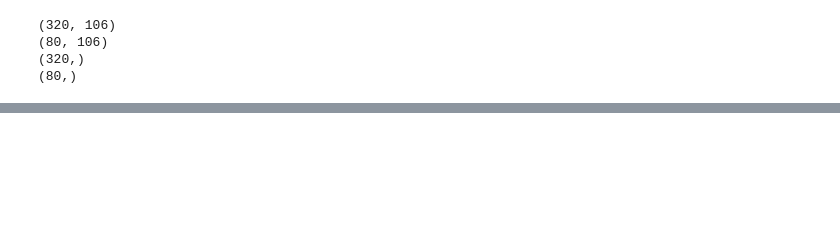
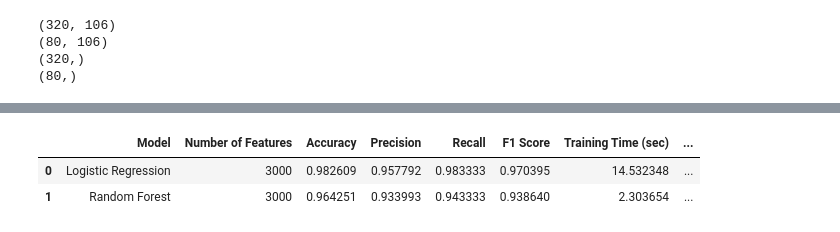
Before and after one commit to Khushal0911/202618005_KhushalBafna_DS605, a Jupyter notebook: 202618005_Lab_6/code.ipynb, the cells around one changed output, grey strips where cells are left out. Saved outputs shown, nothing was run; the diff lists cells and outputs as text; code cells hidden in the pictures; blank space fills up the shorter version.

```diff
--- a/202618005_Lab_6/code.ipynb
+++ b/202618005_Lab_6/code.ipynb
@@ -249,0 +530,49 @@ Confusion Matrix:
+# %%
+model_comparison = pd.DataFrame({
+
+    "Model": [
+        "Logistic Regression",
+        "Random Forest"
+    ],
+
+    "Number of Features": [
+        X_train.shape[1],
+        X_train.shape[1]
+    ],
+
+    "Accuracy": [
+        accuracy,
+        rf_accuracy
+    ],
+
+    "Precision": [
+        precision,
+        rf_precision
+    ],
+
+    "Recall": [
+        recall,
+        rf_recall
+    ],
+
+    "F1 Score": [
+        f1,
+        rf_f1
+    ],
+
+    "Training Time (sec)": [
+        train_time,
+        rf_train_time
+    ],
+
+    "Prediction Time (sec)": [
+        prediction_time,
+        rf_prediction_time
+    ]
+})
+
+display(model_comparison)
+# %% [output]
+|  | Model | Number of Features | Accuracy | Precision | Recall | F1 Score | Training Time (sec) | ... |
+| 0 | Logistic Regression | 3000 | 0.982609 | 0.957792 | 0.983333 | 0.970395 | 14.532348 | ... |
+| 1 | Random Forest | 3000 | 0.964251 | 0.933993 | 0.943333 | 0.938640 | 2.303654 | ... |
```
Also changed, not shown: parts of 20 cells of this notebook.
